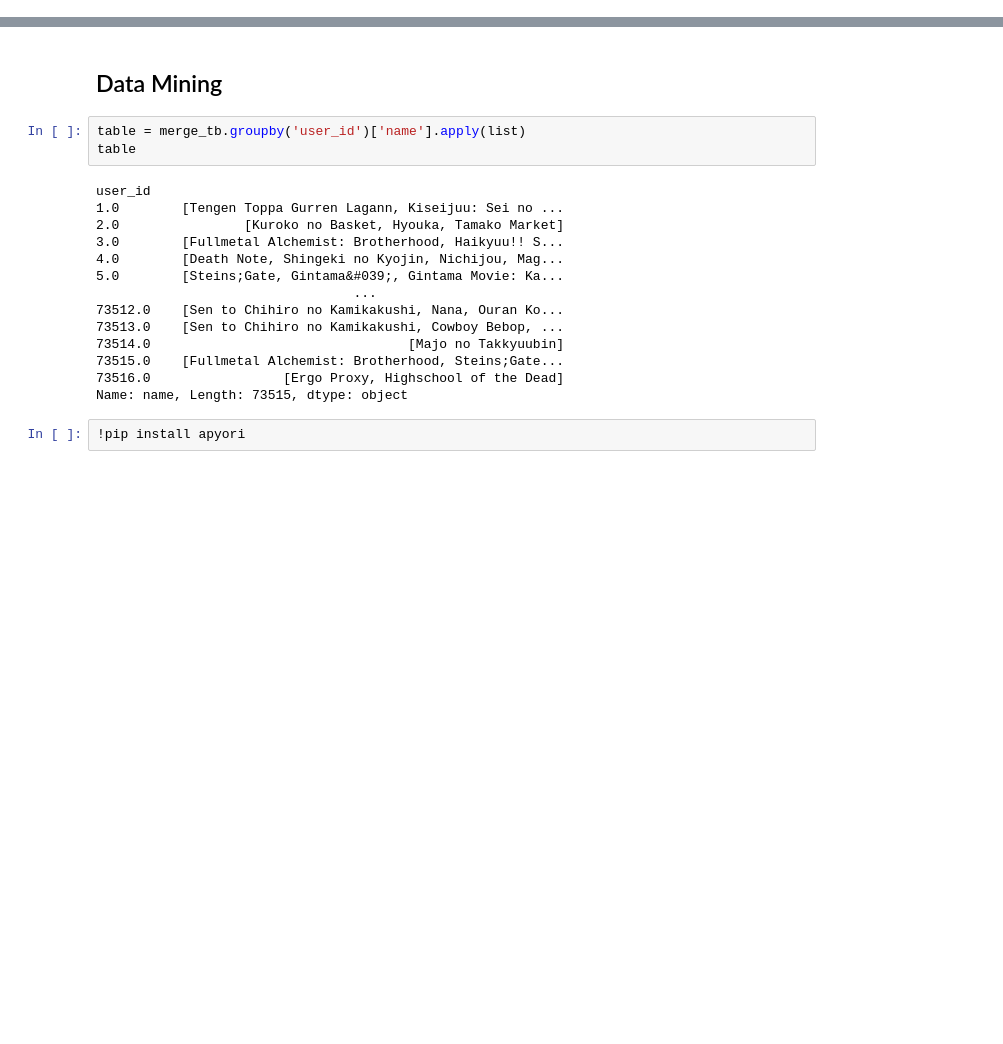
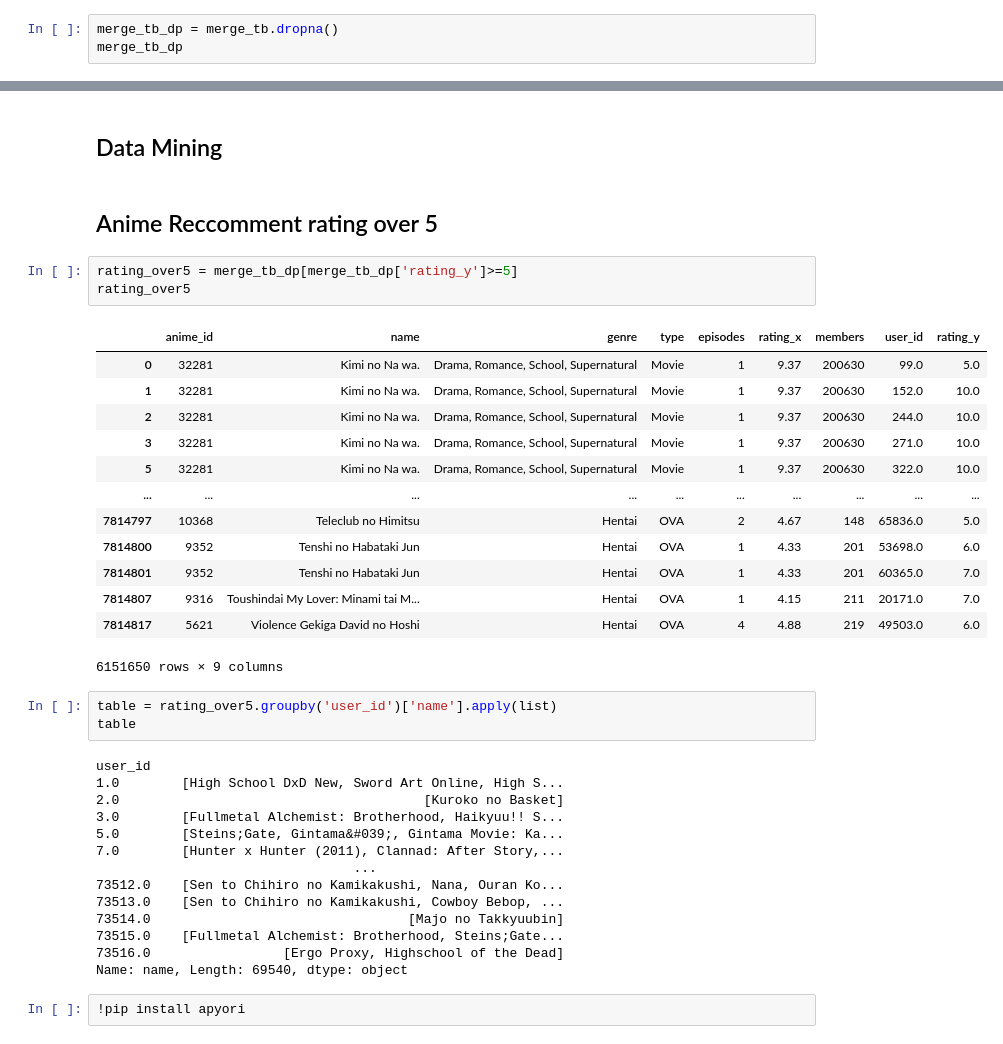
Before and after one commit to MeenTers/KKU_data_mining, a Jupyter notebook: Projectipynb.ipynb, the cells around one changed output, grey strips where cells are left out. Saved outputs shown, nothing was run; the diff lists cells and outputs as text; blank space fills up the shorter version.

```diff
--- a/Projectipynb.ipynb
+++ b/Projectipynb.ipynb
@@ -85,0 +185,3 @@ merge_tb
+# %%
+merge_tb_dp = merge_tb.dropna()
+merge_tb_dp
@@ -86,22 +225,41 @@ merge_tb
 # %% [markdown]
 ## Data Mining
+# %% [markdown]
+## Anime Reccomment rating over 5
+# %%
+rating_over5 = merge_tb_dp[merge_tb_dp['rating_y']>=5]
+rating_over5
+# %% [output]
+|  | anime_id | name | genre | type | episodes | rating_x | members | user_id | rating_y |
+| 0 | 32281 | Kimi no Na wa. | Drama, Romance, School, Supernatural | Movie | 1 | 9.37 | 200630 | 99.0 | 5.0 |
+| 1 | 32281 | Kimi no Na wa. | Drama, Romance, School, Supernatural | Movie | 1 | 9.37 | 200630 | 152.0 | 10.0 |
+| 2 | 32281 | Kimi no Na wa. | Drama, Romance, School, Supernatural | Movie | 1 | 9.37 | 200630 | 244.0 | 10.0 |
+| 3 | 32281 | Kimi no Na wa. | Drama, Romance, School, Supernatural | Movie | 1 | 9.37 | 200630 | 271.0 | 10.0 |
+| 5 | 32281 | Kimi no Na wa. | Drama, Romance, School, Supernatural | Movie | 1 | 9.37 | 200630 | 322.0 | 10.0 |
+| ... | ... | ... | ... | ... | ... | ... | ... | ... | ... |
+| 7814797 | 10368 | Teleclub no Himitsu | Hentai | OVA | 2 | 4.67 | 148 | 65836.0 | 5.0 |
+| 7814800 | 9352 | Tenshi no Habataki Jun | Hentai | OVA | 1 | 4.33 | 201 | 53698.0 | 6.0 |
+| 7814801 | 9352 | Tenshi no Habataki Jun | Hentai | OVA | 1 | 4.33 | 201 | 60365.0 | 7.0 |
+| 7814807 | 9316 | Toushindai My Lover: Minami tai M... | Hentai | OVA | 1 | 4.15 | 211 | 20171.0 | 7.0 |
+| 7814817 | 5621 | Violence Gekiga David no Hoshi | Hentai | OVA | 4 | 4.88 | 219 | 49503.0 | 6.0 |
+6151650 rows × 9 columns
 # %%
-table = merge_tb.groupby('user_id')['name'].apply(list)
+table = rating_over5.groupby('user_id')['name'].apply(list)
 table
 # %% [output]
 user_id
-1.0        [Tengen Toppa Gurren Lagann, Kiseijuu: Sei no ...
-2.0                [Kuroko no Basket, Hyouka, Tamako Market]
+1.0        [High School DxD New, Sword Art Online, High S...
+2.0                                       [Kuroko no Basket]
 3.0        [Fullmetal Alchemist: Brotherhood, Haikyuu!! S...
-4.0        [Death Note, Shingeki no Kyojin, Nichijou, Mag...
 5.0        [Steins;Gate, Gintama&#039;, Gintama Movie: Ka...
+7.0        [Hunter x Hunter (2011), Clannad: After Story,...
                                  ...
 73512.0    [Sen to Chihiro no Kamikakushi, Nana, Ouran Ko...
 73513.0    [Sen to Chihiro no Kamikakushi, Cowboy Bebop, ...
 73514.0                                 [Majo no Takkyuubin]
 73515.0    [Fullmetal Alchemist: Brotherhood, Steins;Gate...
 73516.0                 [Ergo Proxy, Highschool of the Dead]
-Name: name, Length: 73515, dtype: object
+Name: name, Length: 69540, dtype: object
 # %%
 !pip install apyori
 # %% [output]
```
Also changed, not shown: parts of 20 cells of this notebook.
